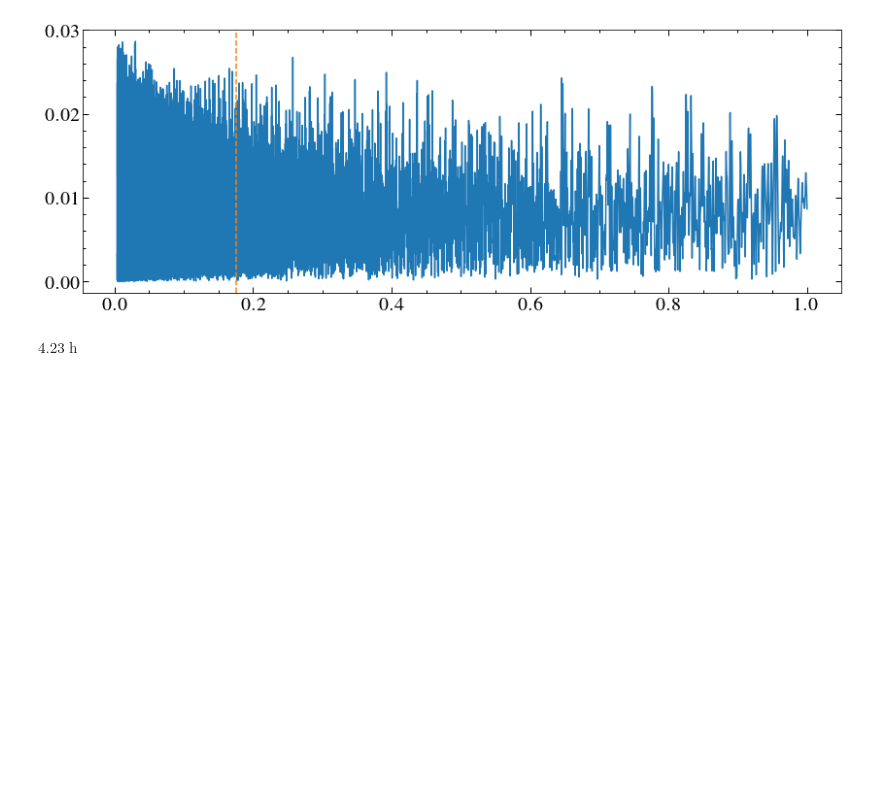
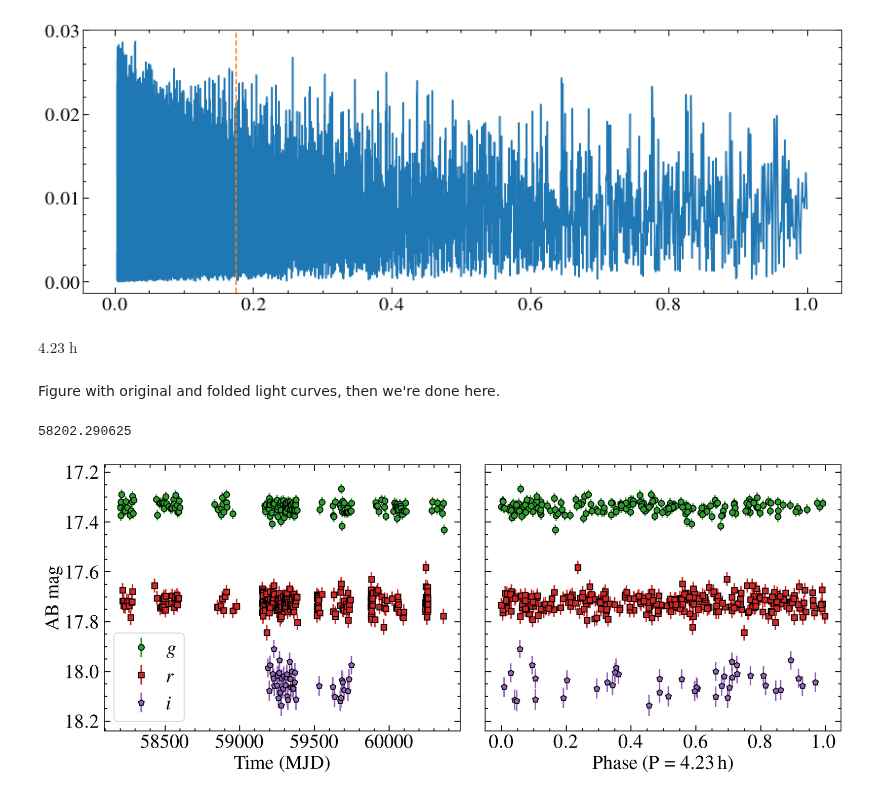
Before and after one commit to davidjwilson/wd-bd, a Jupyter notebook: 1144_ztf.ipynb, the cells around one changed output. Drawn from its saved outputs; the diff is of its cells as text; code cells hidden in the pictures; blank space fills up the shorter version.

```diff
--- a/1144_ztf.ipynb
+++ b/1144_ztf.ipynb
@@ -173,3 +165,36 @@ plt.axvline(period.to(u.d).value, c='C1', ls='--')
 period
 # %% [output]
 $4.23 \; \mathrm{h}$
+# %% [markdown]
+Figure with original and folded light curves, then we're done here.
+# %%
+period_d = period.to(u.d).value
+
+fig, ax = plt.subplots(ncols=2, sharey=True, figsize=(12, 5))
+
+t0 = min([gdata['mjd'][0], rdata['mjd'][0], idata['mjd'][1:][0]])
+print(t0)
+
+ax[0].errorbar(gdata['mjd'], gdata['mag'], yerr=gdata['magerr'], marker='o', ls='none', markeredgecolor='k', label='$g$', c='C2')
+ax[0].errorbar(rdata['mjd'], rdata['mag'], yerr=rdata['magerr'], marker='s', ls='none', markeredgecolor='k', label='$r$', c='C3')
+ax[0].errorbar(idata['mjd'][1:], idata['mag'][1:], yerr=idata['magerr'][1:], marker='p', ls='none', markeredgecolor='k', label = '$i$', c='C4')
+
+ax[0].set_ylim(18.24, 17.17)
+ax[0].legend(frameon=True)
+
+ax[0].set_ylabel('AB mag')
+ax[0].set_xlabel('Time (MJD)')
+
+ax[1].errorbar(((gdata['mjd']-t0)/period_d) %1, gdata['mag'], yerr=gdata['magerr'], marker='o', ls='none', markeredgecolor='k', label='$g$', c='C2')
+ax[1].errorbar(((rdata['mjd']-t0)/period_d) %1, rdata['mag'], yerr=rdata['magerr'], marker='s', ls='none', markeredgecolor='k', label='$r$', c='C3')
+ax[1].errorbar(((idata['mjd'][1:]-t0)/period_d) %1, idata['mag'][1:], yerr=idata['magerr'][1:], marker='p', ls='none', markeredgecolor='k', label = '$i$', c='C4')
+
+ax[1].set_xlabel('Phase (P = {}\,h)'.format(period.value))
+
+
+fig.tight_layout()
+
+fig.savefig('plots/ztf_lcs.pdf')
+# %% [output]
+58202.290625
+[figure, added]
```
Also changed, not shown: parts of 8 cells of this notebook, 6 other files.
